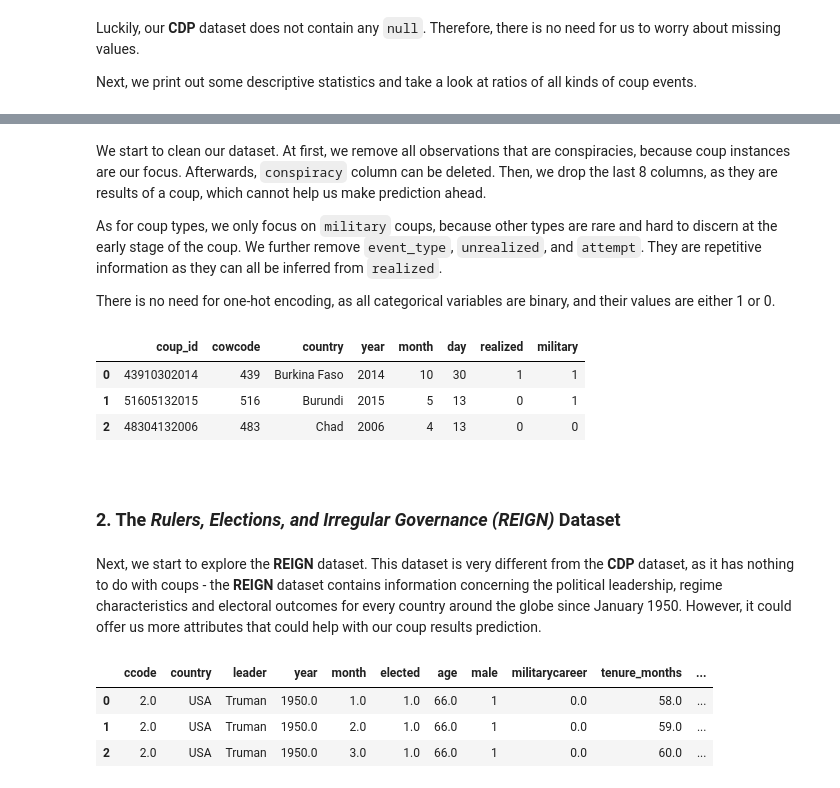
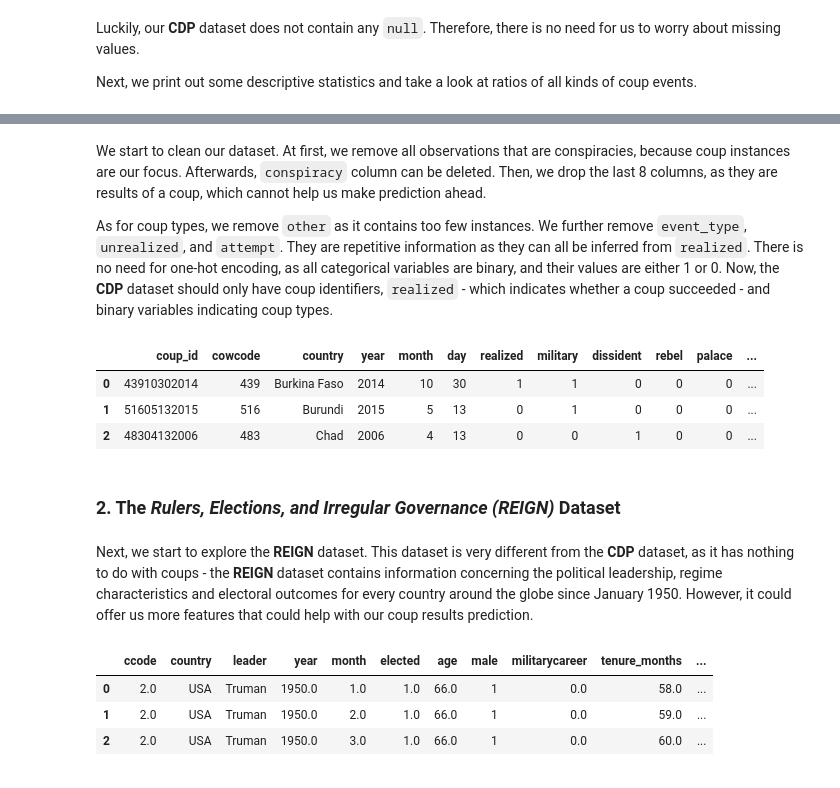
Before and after one commit to sjwan01/coup-results-prediction, a Jupyter notebook: Coup Results Prediction with Classification Models.ipynb, the cells around one changed output, grey strips where cells are left out. Cells and saved outputs as stored; diff of their text form; code cells hidden in the pictures.

```diff
--- a/Coup Results Prediction with Classification Models.ipynb
+++ b/Coup Results Prediction with Classification Models.ipynb
@@ -101,22 +109,21 @@ Ratio of other coup events: 3/943.
 # %% [markdown]
 We start to clean our dataset. At first, we remove all observations that are conspiracies, because coup instances are our focus. Afterwards, `conspiracy` column can be deleted. Then, we drop the last 8 columns, as they are results of a coup, which cannot help us make prediction ahead.
 
-As for coup types, we only focus on `military` coups, because other types are rare and hard to discern at the early stage of the coup. We further remove `event_type`, `unrealized`, and `attempt`. They are repetitive information as they can all be inferred from `realized`.
-
-There is no need for one-hot encoding, as all categorical variables are binary, and their values are either 1 or 0.
+As for coup types, we remove `other` as it contains too few instances. We further remove `event_type`, `unrealized`, and `attempt`. They are repetitive information as they can all be inferred from `realized`. There is no need for one-hot encoding, as all categorical variables are binary, and their values are either 1 or 0. Now, the __CDP__ dataset should only have coup identifiers, `realized` - which indicates whether a coup succeeded - and binary variables indicating coup types.
 # %%
-cdf_df = cdf_df[cdf_df["conspiracy"]==0].iloc[:,:12].drop(["event_type","unrealized","conspiracy","attempt"],axis=1).reset_index(drop=True)
+cdf_df = cdf_df[cdf_df["conspiracy"]==0].iloc[:,:20]
+cdf_df = cdf_df.drop(["event_type","unrealized","conspiracy","attempt"],axis=1).reset_index(drop=True)
 cdf_df.head(3)
 # %% [output]
-|  | coup_id | cowcode | country | year | month | day | realized | military |
-| 0 | 43910302014 | 439 | Burkina Faso | 2014 | 10 | 30 | 1 | 1 |
-| 1 | 51605132015 | 516 | Burundi | 2015 | 5 | 13 | 0 | 1 |
-| 2 | 48304132006 | 483 | Chad | 2006 | 4 | 13 | 0 | 0 |
+|  | coup_id | cowcode | country | year | month | day | realized | military | dissident | rebel | palace | ... |
+| 0 | 43910302014 | 439 | Burkina Faso | 2014 | 10 | 30 | 1 | 1 | 0 | 0 | 0 | ... |
+| 1 | 51605132015 | 516 | Burundi | 2015 | 5 | 13 | 0 | 1 | 0 | 0 | 0 | ... |
+| 2 | 48304132006 | 483 | Chad | 2006 | 4 | 13 | 0 | 0 | 1 | 0 | 0 | ... |
 # %% [markdown]
-<a id="4"></a> <br>
+<a id="4"></a>
 ### 2. The _Rulers, Elections, and Irregular Governance (REIGN)_ Dataset
 # %% [markdown]
-Next, we start to explore the __REIGN__ dataset. This dataset is very different from the __CDP__ dataset, as it has nothing to do with coups - the __REIGN__ dataset contains information concerning the political leadership, regime characteristics and electoral outcomes for every country around the globe since January 1950. However, it could offer us more attributes that could help with our coup results prediction.
+Next, we start to explore the __REIGN__ dataset. This dataset is very different from the __CDP__ dataset, as it has nothing to do with coups - the __REIGN__ dataset contains information concerning the political leadership, regime characteristics and electoral outcomes for every country around the globe since January 1950. However, it could offer us more features that could help with our coup results prediction.
 # %%
 reign_df = pd.read_csv("https://raw.githubusercontent.com/sjwan01/coup-results-prediction-with-classification-models/main/data/REIGN_2021_8.csv")
 reign_df.head(3)
```
Also changed, not shown: parts of 97 cells of this notebook.
